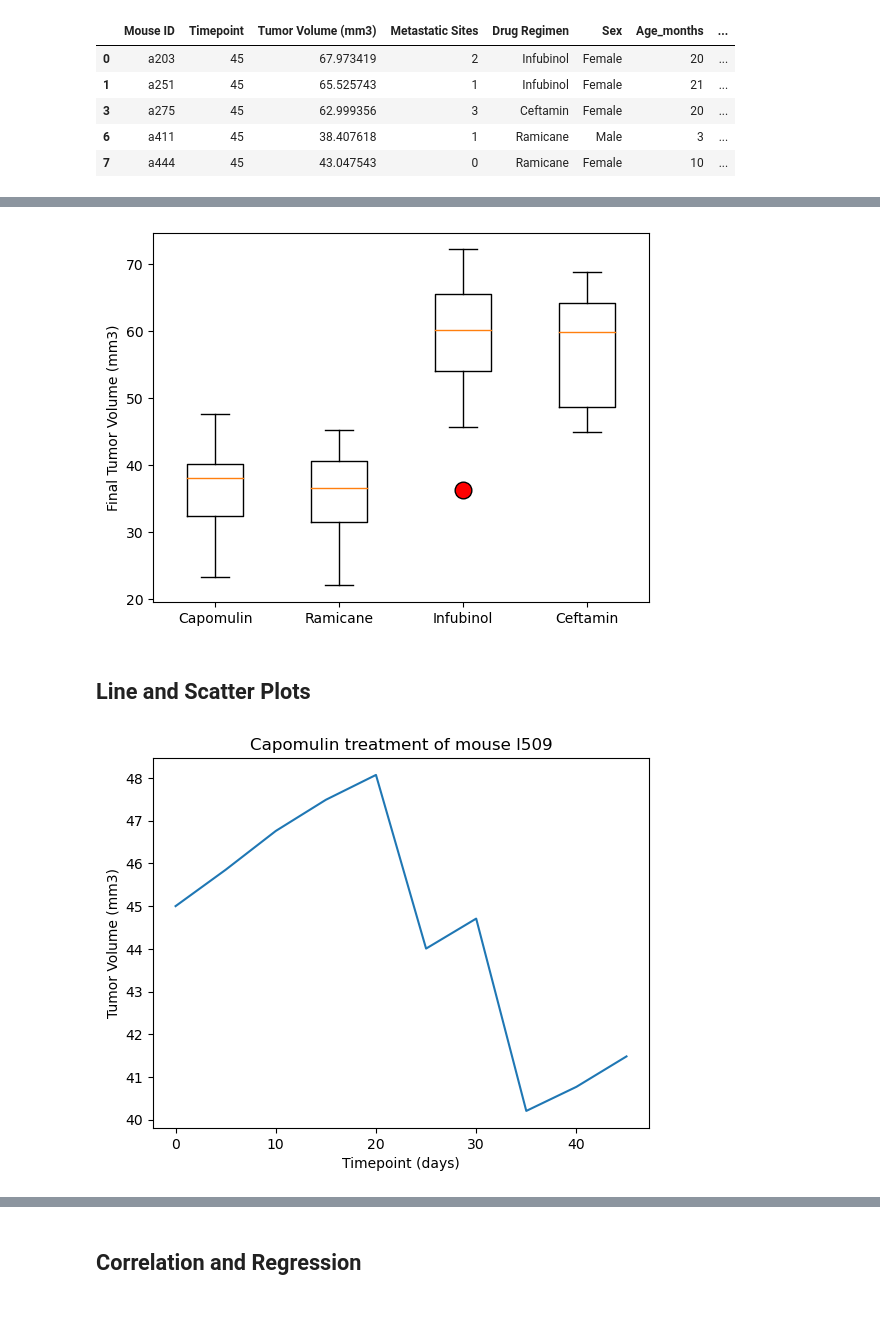
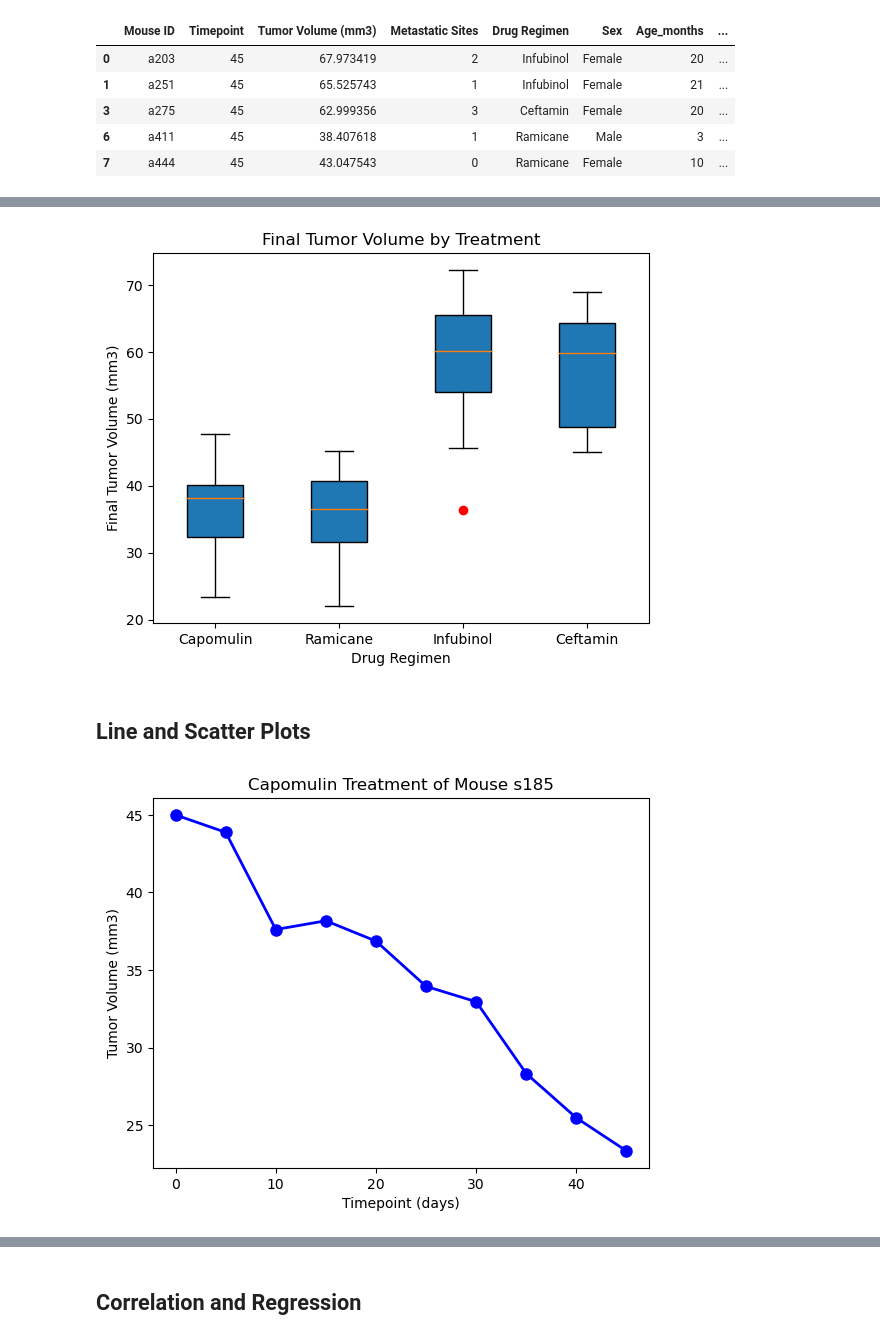
Before and after one commit to AdalbertPayan/matplotlib_challenge, a Jupyter notebook: Starter_Code/Pymaceuticals/pymaceuticals_starter.ipynb, the cells around one changed output, grey strips where cells are left out. Saved outputs shown, nothing was run; the diff lists cells and outputs as text; code cells hidden in the pictures; blank space fills up the shorter version.

```diff
--- a/Starter_Code/Pymaceuticals/pymaceuticals_starter.ipynb
+++ b/Starter_Code/Pymaceuticals/pymaceuticals_starter.ipynb
@@ -351,15 +355,42 @@ Values below 25.355449580000002 could be outliers.
 Values above 87.66645829999999 could be outliers.
 # %%
 # Generate a box plot that shows the distrubution of the tumor volume for each treatment group.
-tumor_vol_data
+treatment_regimens = []
 
-plt.boxplot(tumor_vol_data, label=treatments)
+
+labels = ['Capomulin', 'Ramicane', 'Infubinol', 'Ceftamin']
+
+# plot box plot
+plt.boxplot(tumor_vol_data, labels=labels, sym='r', vert=True, patch_artist=True)
+
+# label box plot
+plt.title('Final Tumor Volume by Treatment')
+plt.ylabel('Final Tumor Volume (mm3)')
+plt.xlabel('Drug Regimen')
+
+# show box plot
+plt.show()
 # %% [output]
-[figure, old version]
+[figure, new version]
 # %% [markdown]
 ## Line and Scatter Plots
 # %%
 # Generate a line plot of tumor volume vs. time point for a single mouse treated with Capomulin
 # do .loc on clean data complete, then do .loc for a specific mouse of your choosing
+capomulin_line_plot = mouse_data_complete.loc[mouse_data_complete['Mouse ID'] == 's185']
+
+time_point = capomulin_line_plot['Timepoint']
+tumor_volume = capomulin_line_plot['Tumor Volume (mm3)']
+
+# plot line chart
+plt.plot(time_point, tumor_volume, marker='o', color='blue', label='Tumor Volume (mm3)', linewidth=2, markersize=8)
+
+# label line chart
+plt.title('Capomulin Treatment of Mouse s185')
+plt.ylabel('Tumor Volume (mm3)')
+plt.xlabel('Timepoint (days)')
+
+# show line chart
+plt.show()
 # %% [output]
-[figure, old version]
+[figure, new version]
```
Also changed, not shown: parts of 7 cells of this notebook, 2 other files.
